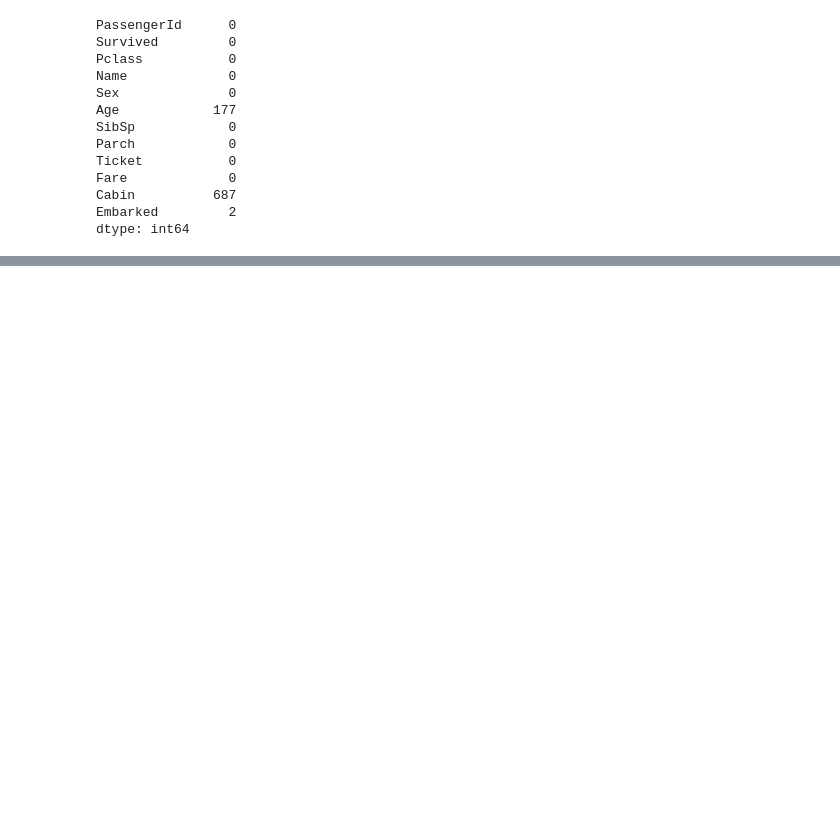
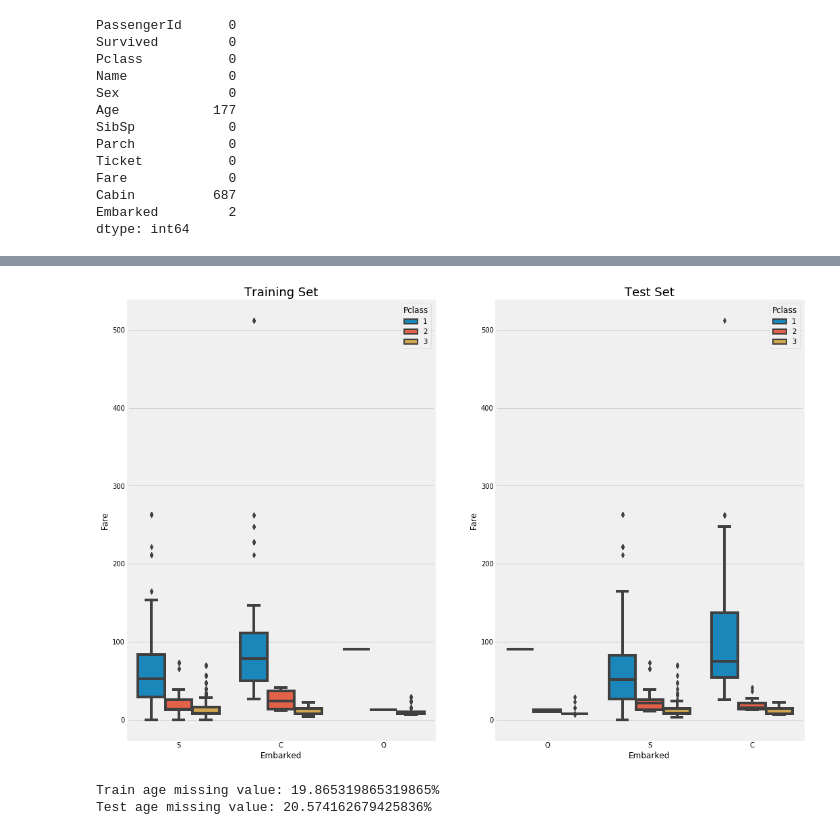
Before and after one commit to DataScienceClub777/DSC, a Jupyter notebook: DSC Titanic.ipynb, the cells around one changed output, grey strips where cells are left out. Saved outputs shown, nothing was run; the diff lists cells and outputs as text; code cells hidden in the pictures; blank space fills up the shorter version.

```diff
--- a/DSC Titanic.ipynb
+++ b/DSC Titanic.ipynb
@@ -141,0 +286,13 @@ plt.xticks(sorted(train.Pclass.unique()), labels);
+# %%
+# We may be able to solve these two missing values by looking at other indepedent variables for our two observations
+# As shown above both passengers paid a fare of $80, are of Pclass 1 and female
+# Let's take a look at how Fare is distributed among all Pclass and Embarked features.
+
+fig, ax = plt.subplots(figsize=(16,12),ncols=2)
+ax1 = sns.boxplot(x="Embarked", y="Fare", hue="Pclass", data=train, ax = ax[0]);
+ax2 = sns.boxplot(x="Embarked", y="Fare", hue="Pclass", data=test, ax = ax[1]);
+ax1.set_title("Training Set", fontsize = 18)
+ax2.set_title('Test Set',  fontsize = 18)
+fig.show()
+# %% [output]
+[figure, added]
@@ -141,0 +303,7 @@ plt.xticks(sorted(train.Pclass.unique()), labels);
+# %%
+# Let's take a look at age which has about 20% missing values
+print ("Train age missing value: " + str((train.Age.isnull().sum()/len(train))*100)+str("%"))
+print ("Test age missing value: " + str((test.Age.isnull().sum()/len(test))*100)+str("%"))
+# %% [output]
+Train age missing value: 19.865319865319865%
+Test age missing value: 20.574162679425836%
```
Also changed, not shown: parts of 35 cells of this notebook.
